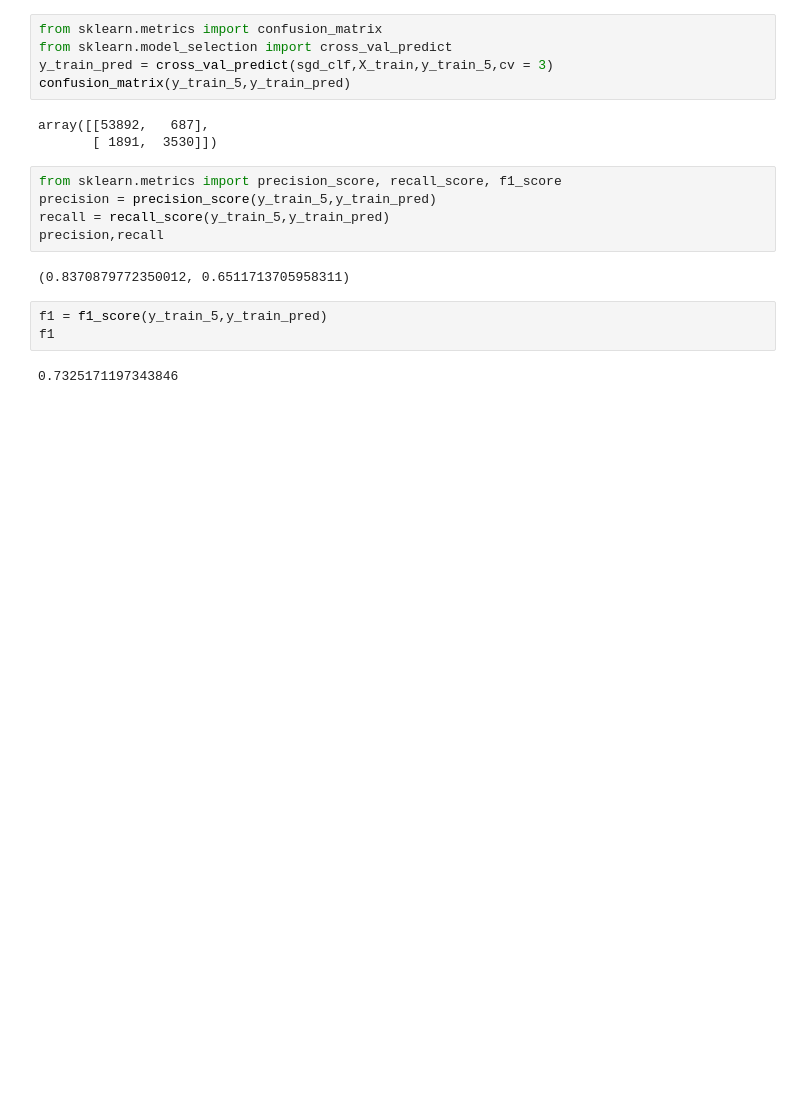
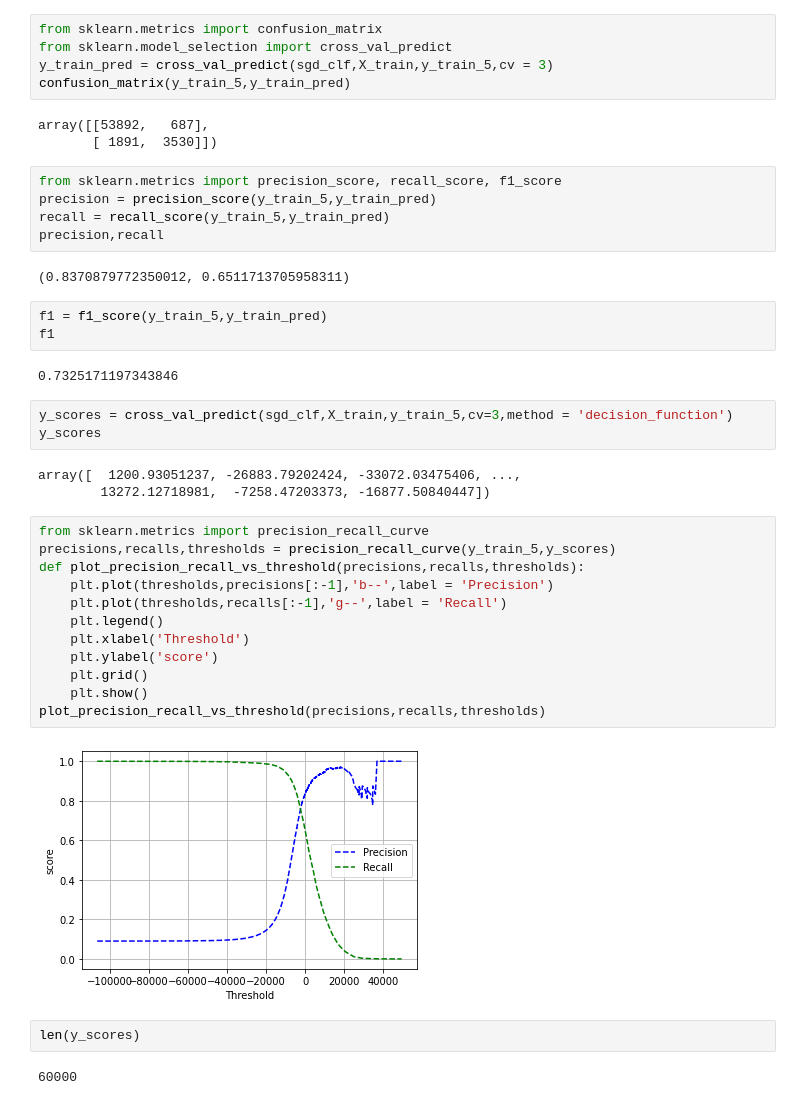
Before and after one commit to nicolasbuitragob/handson_book, a Jupyter notebook: MNIST.ipynb, the cells around one changed output. Drawn from its saved outputs; the diff is of its cells as text; blank space fills up the shorter version.

Commit message:
add precision recall

```diff
--- a/MNIST.ipynb
+++ b/MNIST.ipynb
@@ -84,3 +84,27 @@ f1 = f1_score(y_train_5,y_train_pred)
 f1
 # %% [output]
 0.7325171197343846
+# %%
+y_scores = cross_val_predict(sgd_clf,X_train,y_train_5,cv=3,method = 'decision_function')
+y_scores
+# %% [output]
+array([  1200.93051237, -26883.79202424, -33072.03475406, ...,
+        13272.12718981,  -7258.47203373, -16877.50840447])
+# %%
+from sklearn.metrics import precision_recall_curve
+precisions,recalls,thresholds = precision_recall_curve(y_train_5,y_scores)
+def plot_precision_recall_vs_threshold(precisions,recalls,thresholds):
+    plt.plot(thresholds,precisions[:-1],'b--',label = 'Precision')
+    plt.plot(thresholds,recalls[:-1],'g--',label = 'Recall')
+    plt.legend()
+    plt.xlabel('Threshold')
+    plt.ylabel('score')
+    plt.grid()
+    plt.show()
+plot_precision_recall_vs_threshold(precisions,recalls,thresholds)
+# %% [output]
+[figure, added]
+# %%
+len(y_scores)
+# %% [output]
+60000
```
Also changed, not shown: parts of 1 cell of this notebook.
